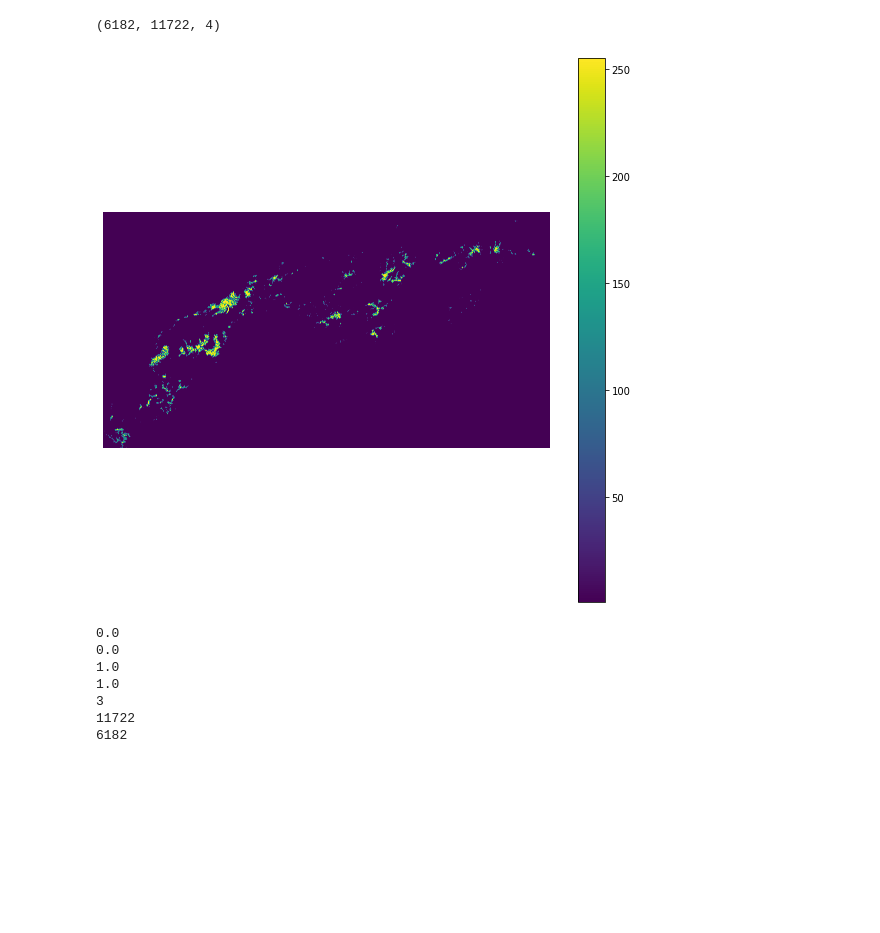
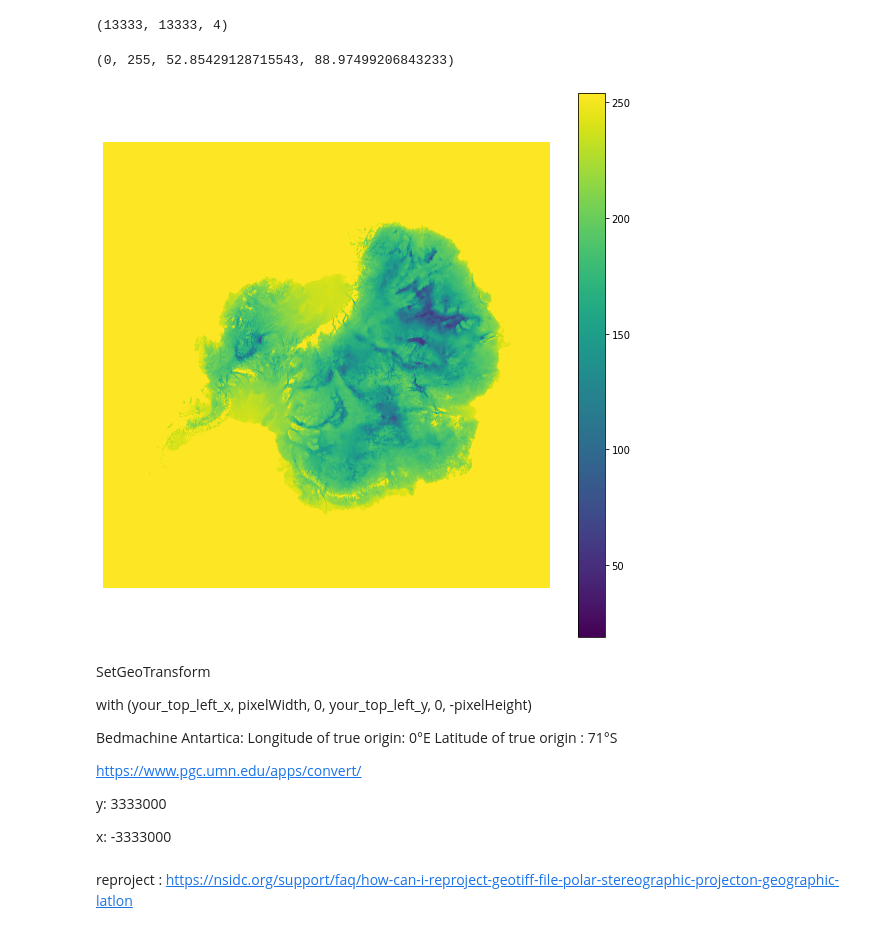
Before and after one commit to jbbarre/WorldwideGlaciers, a Jupyter notebook: tiles/GDAL_NetCDF_to_RGBa_GeoTIFF.ipynb, the cells around one changed output. Drawn from its saved outputs; the diff is of its cells as text; code cells hidden in the pictures; blank space fills up the shorter version.

```diff
--- a/tiles/GDAL_NetCDF_to_RGBa_GeoTIFF.ipynb
+++ b/tiles/GDAL_NetCDF_to_RGBa_GeoTIFF.ipynb
@@ -28,14 +31,10 @@ HDF5:"D:\3_DataViz\2_glaciers\3_ncdf\GLIDATASET_ALPS.nc"://vy
 # Option 1
 #thickness = gdal.Open('NETCDF:"/Users/kdruken/Downloads/LS8_OLI_TIRS_NBAR_3577_-10_-28_2013.nc":band_2')
 
-# Option 2
-thickness = gdal.Open(ds.GetSubDatasets()[4][0])
+# Option 2 :
+#   ds.GetSubDatasets()[7][0] = thickness
+src = gdal.Open(ds.GetSubDatasets()[7][0])
 
-print (thickness.GetMetadata())
-print(type(thickness))
-
-# Note GetRasterBand() takes band no. starting from 1 not 0
-band = thickness.GetRasterBand(1)
-arr = band.ReadAsArray()
-arr = np.where(arr == 9.96921e+36,0,arr)
+print (src.GetMetadata())
+print(type(src))
 # %% [output]
@@ -43,4 +42,13 @@ arr = np.where(arr == 9.96921e+36,0,arr)
 <class 'osgeo.gdal.Dataset'>
+# %%
+# Note GetRasterBand() takes band no. starting from 1 not 0
+band = src.GetRasterBand(1)
+# set nodata = 0
+band.SetNoDataValue(0)
+nodata = band.GetNoDataValue()
+arr = band.ReadAsArray()
+#Create a masked array for making calculations without nodata values
+arr = np.ma.masked_equal(arr, nodata)
 # %%
  (arr.min(), arr.max(), arr.mean(), arr.std())
 #np.sum(np.array(arr) <= 0)
@@ -73,41 +73,49 @@ plt.show()
+# %%
+#normalization du np.array between [0 to 1]
+norm_arr =  arr - arr.min()
+norm_arr /= arr.max()-arr.min()
 # %%
 # apply the colormap to dataset
-cmap=cm.oslo
-rgb_ds = cmap(arr)
+cmap=cmocean.cm.ice_r
+rgb_ds = cmap(norm_arr)
 # rescale RGB values from [0,1] to [0,255]
 data_array_scaled = np.interp(rgb_ds,(0, 1), (0, 255))
+#Round to the nearest bigger integer
+data_array_scaled = np.ceil(data_array_scaled)
+data_array_scaled = data_array_scaled.astype(int)
 print(data_array_scaled.shape)
 # %% [output]
-(6182, 11722, 4)
+(13333, 13333, 4)
+# %%
+ (data_array_scaled.min(), data_array_scaled.max(), data_array_scaled.mean(), data_array_scaled.std())
+# %% [output]
+(0, 255, 52.85429128715543, 88.97499206843233)
 # %%
 plt.figure(figsize=(10,10))
-fig = plt.imshow(data_array_scaled[:,:,0], origin='lower')
+fig = plt.imshow(data_array_scaled[:,:,2], origin='lower')
 # plt.title(file_in)
 # Hide the axes and remove the space around them
 plt.axis('off')
 fig.axes.get_xaxis().set_visible(False)
 fig.axes.get_yaxis().set_visible(False)
 cb = plt.colorbar(fig)
 plt.show()
 # %% [output]
-[figure, old version]
+[figure, new version]
-# %%
-geotransform = thickness.GetGeoTransform ()
-print(geotransform[0])
-print(geotransform[3])
-print(geotransform[1])
-print(geotransform[5])
-print(data_array_scaled.shape[2]-1)
-print(thickness.RasterXSize)
-print(thickness.RasterYSize)
-# %% [output]
-0.0
-0.0
-1.0
-1.0
-3
-11722
-6182
+# %% [markdown]
+SetGeoTransform
+
+with (your_top_left_x, pixelWidth, 0, your_top_left_y, 0, -pixelHeight)
+
+Bedmachine Antartica:
+    Longitude of true origin: 0°E
+    Latitude of true origin : 71°S
+
+https://www.pgc.umn.edu/apps/convert/
+
+y: 3333000
+
+x: -3333000
 # %%
 # Creates a copy of a 3-band raster with values from array'''
 # GeoTIFF creation options : https://gdal.org/drivers/raster/gtiff.html
@@ -157,0 +163,2 @@ rb = None
+# %% [markdown]
+reproject : https://nsidc.org/support/faq/how-can-i-reproject-geotiff-file-polar-stereographic-projecton-geographic-latlon
```
Also changed, not shown: parts of 11 cells of this notebook, 11 other files.
